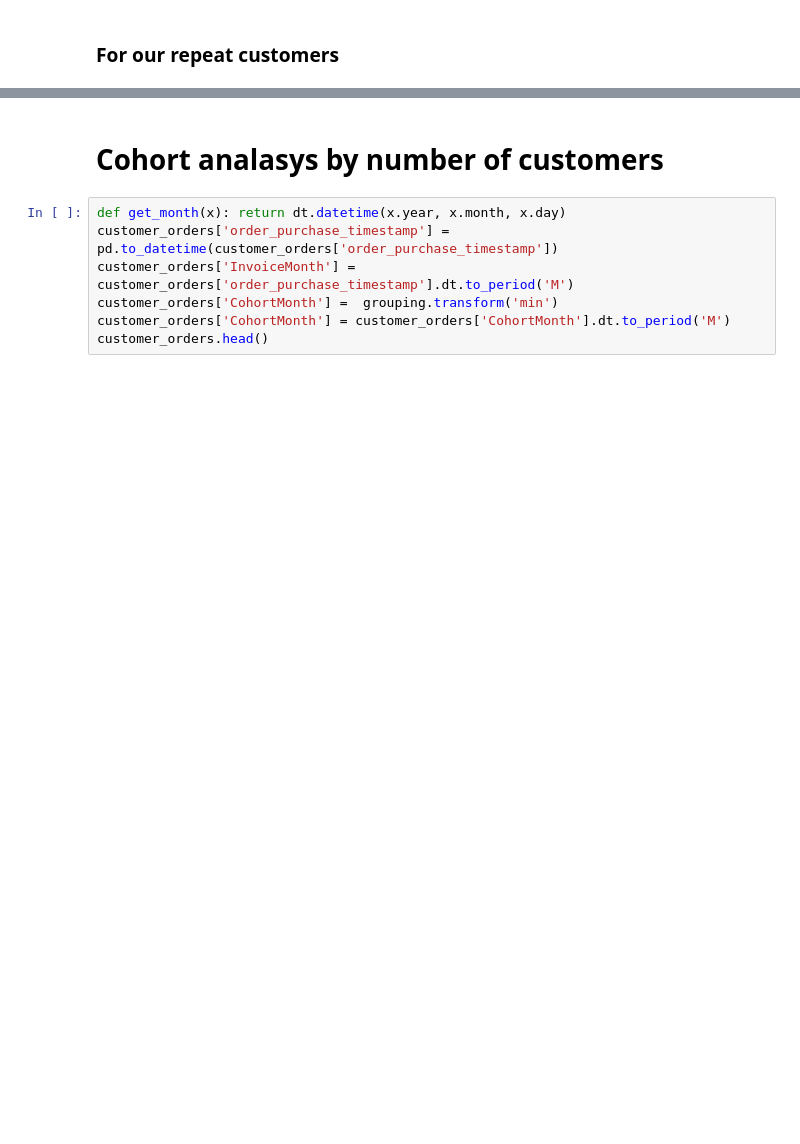
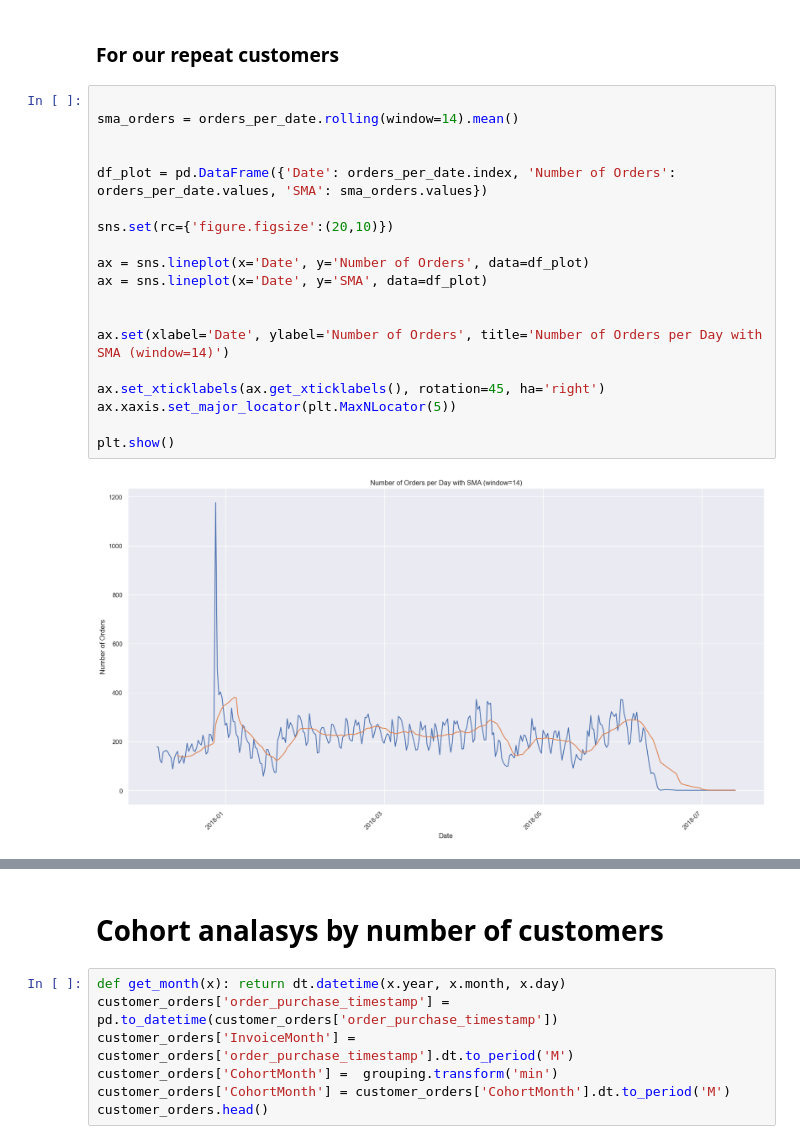
Before and after one commit to edieski/eclient_segmentation, a Jupyter notebook: data_viz_exploration.ipynb, the cells around one changed output, grey strips where cells are left out. Drawn from its saved outputs; the diff is of its cells as text; blank space fills up the shorter version.

```diff
--- a/data_viz_exploration.ipynb
+++ b/data_viz_exploration.ipynb
@@ -138,2 +128,23 @@ seasonal.head()
 # %% [markdown]
 ### For our repeat customers
+# %%
+
+sma_orders = orders_per_date.rolling(window=14).mean()
+
+
+df_plot = pd.DataFrame({'Date': orders_per_date.index, 'Number of Orders': orders_per_date.values, 'SMA': sma_orders.values})
+
+sns.set(rc={'figure.figsize':(20,10)})
+
+ax = sns.lineplot(x='Date', y='Number of Orders', data=df_plot)
+ax = sns.lineplot(x='Date', y='SMA', data=df_plot)
+
+
+ax.set(xlabel='Date', ylabel='Number of Orders', title='Number of Orders per Day with SMA (window=14)')
+
+ax.set_xticklabels(ax.get_xticklabels(), rotation=45, ha='right')
+ax.xaxis.set_major_locator(plt.MaxNLocator(5))
+
+plt.show()
+# %% [output]
+[figure, added]
```
Also changed, not shown: parts of 5 cells of this notebook.
